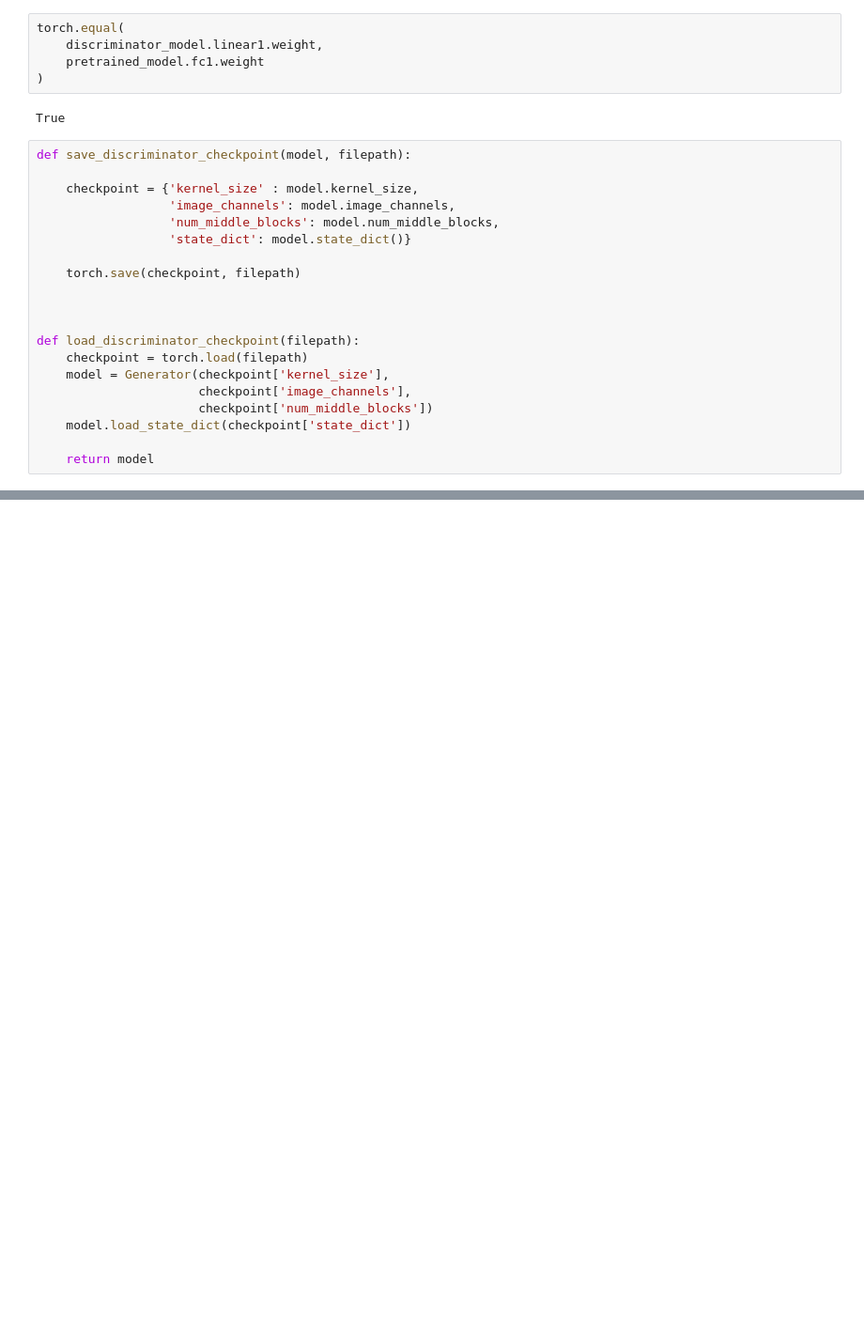
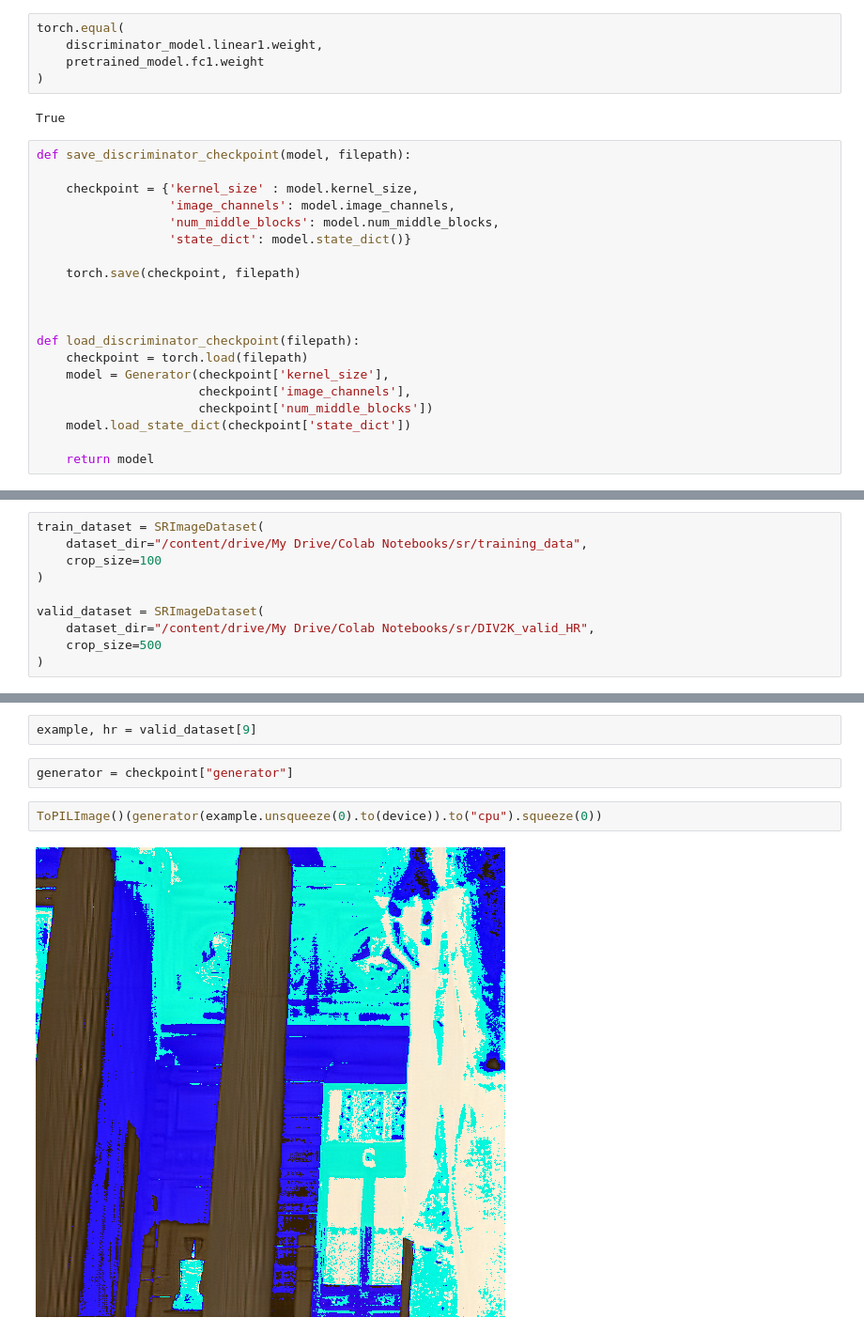
Before and after one commit to radhaprashanthi/Single-Image-Super-Resolution, a Jupyter notebook: srgan_pretrain_weights.ipynb, the cells around one changed output, grey strips where cells are left out. Shown: that part at 94% size. Drawn from its saved outputs; the diff is of its cells as text; blank space fills up the shorter version.

```diff
--- a/srgan_pretrain_weights.ipynb
+++ b/srgan_pretrain_weights.ipynb
@@ -516,0 +578,10 @@ save_discriminator_checkpoint(discriminator_model, PATH / "discriminator_pretria
+# %%
+train_dataset = SRImageDataset(
+    dataset_dir="/content/drive/My Drive/Colab Notebooks/sr/training_data",
+    crop_size=100
+)
+
+valid_dataset = SRImageDataset(
+    dataset_dir="/content/drive/My Drive/Colab Notebooks/sr/DIV2K_valid_HR",
+    crop_size=500
+)
@@ -516,0 +601,8 @@ save_discriminator_checkpoint(discriminator_model, PATH / "discriminator_pretria
+# %%
+example, hr = valid_dataset[9]
+# %%
+generator = checkpoint["generator"]
+# %%
+ToPILImage()(generator(example.unsqueeze(0).to(device)).to("cpu").squeeze(0))
+# %% [output]
+[figure, added]
```
Also changed, not shown: parts of 14 cells of this notebook.
